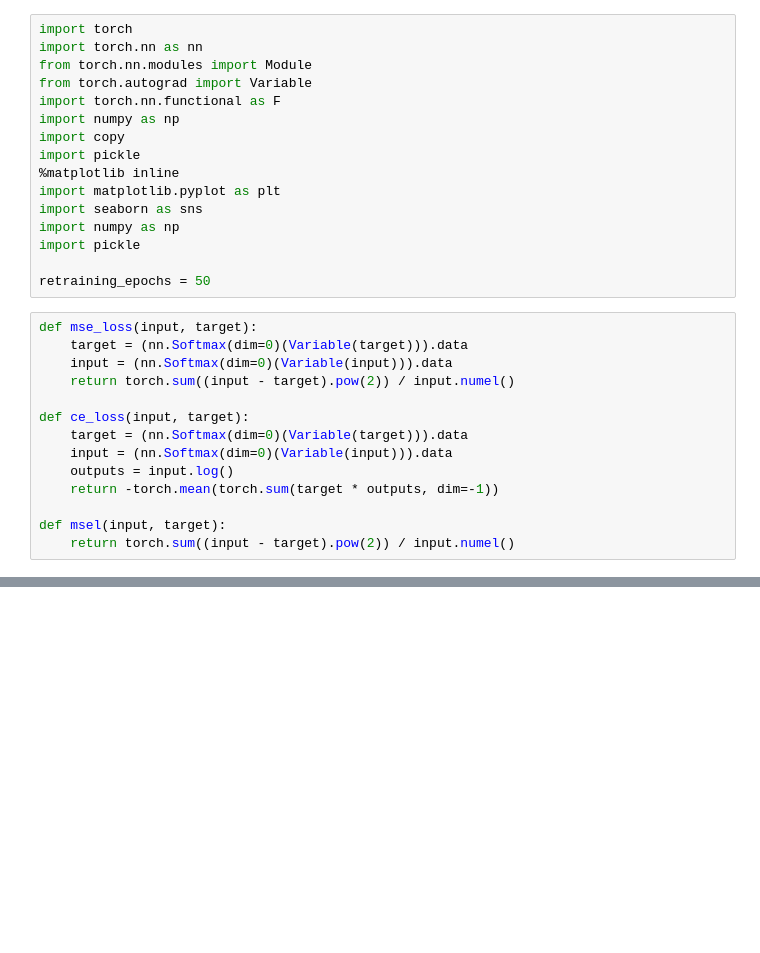
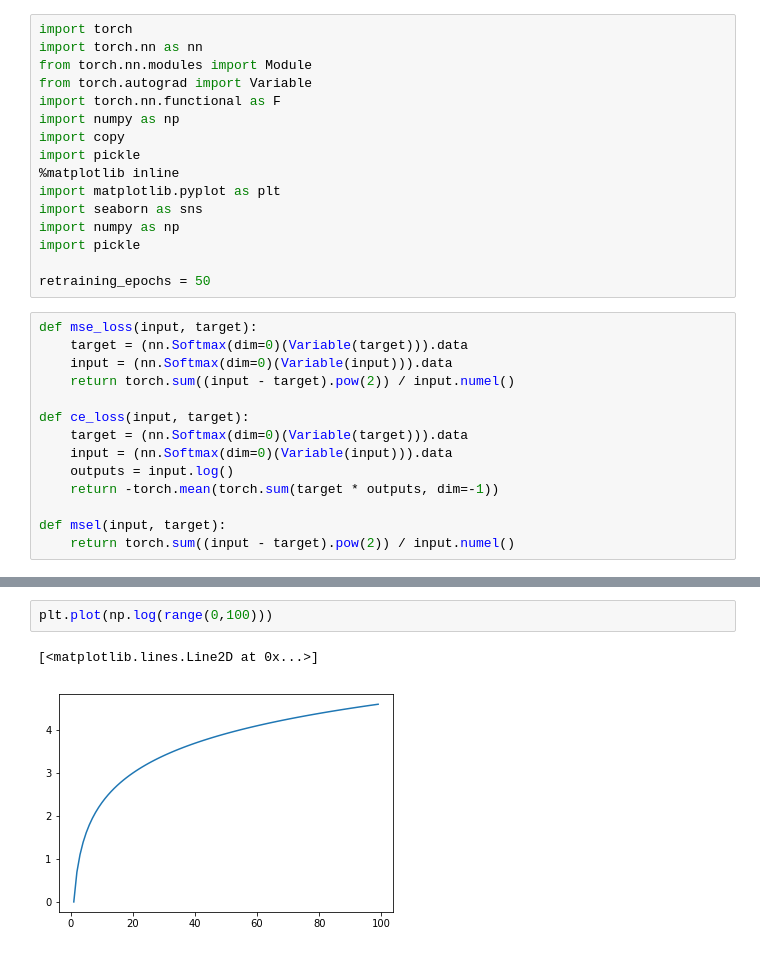
Before and after one commit to okz12/NN_compression, a Jupyter notebook: writeup/vastkd/loss_vis.ipynb, the cells around one changed output, grey strips where cells are left out. Cells and saved outputs as stored; diff of their text form; blank space fills up the shorter version.

```diff
--- a/writeup/vastkd/loss_vis.ipynb
+++ b/writeup/vastkd/loss_vis.ipynb
@@ -89,0 +92,5 @@ for k in [2, 9, 15]:
+# %%
+plt.plot(np.log(range(0,100)))
+# %% [output]
+[<matplotlib.lines.Line2D at 0x...>]
+[figure, added]
```
Also changed, not shown: parts of 1 cell of this notebook, 2 other files.
